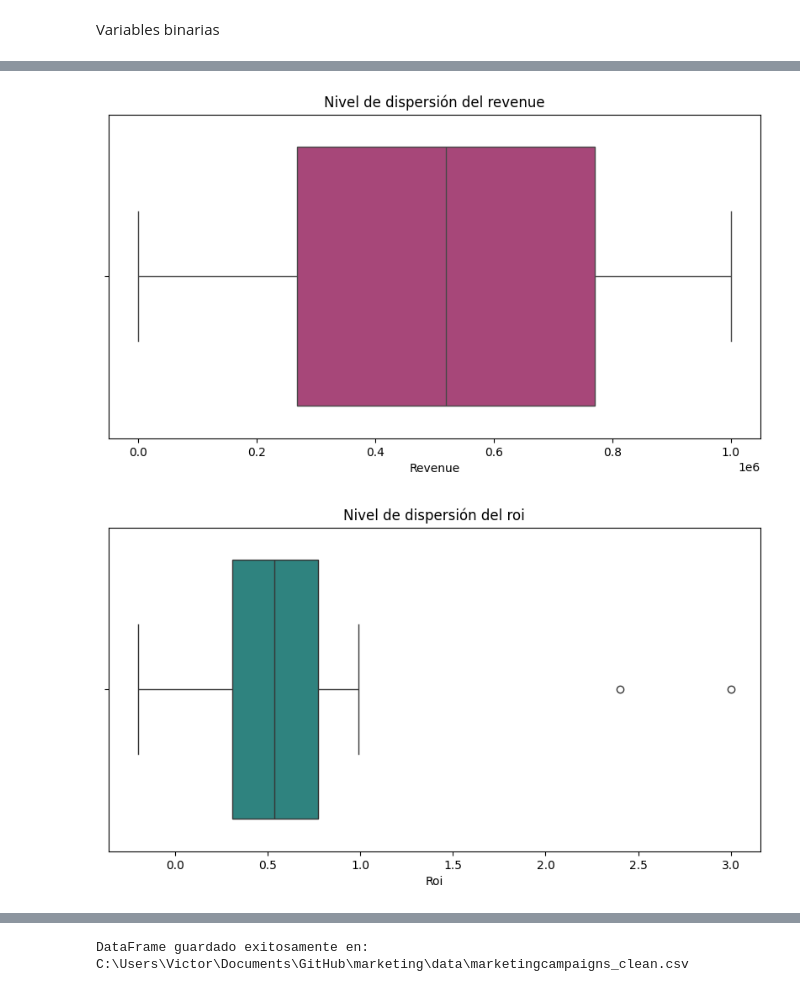
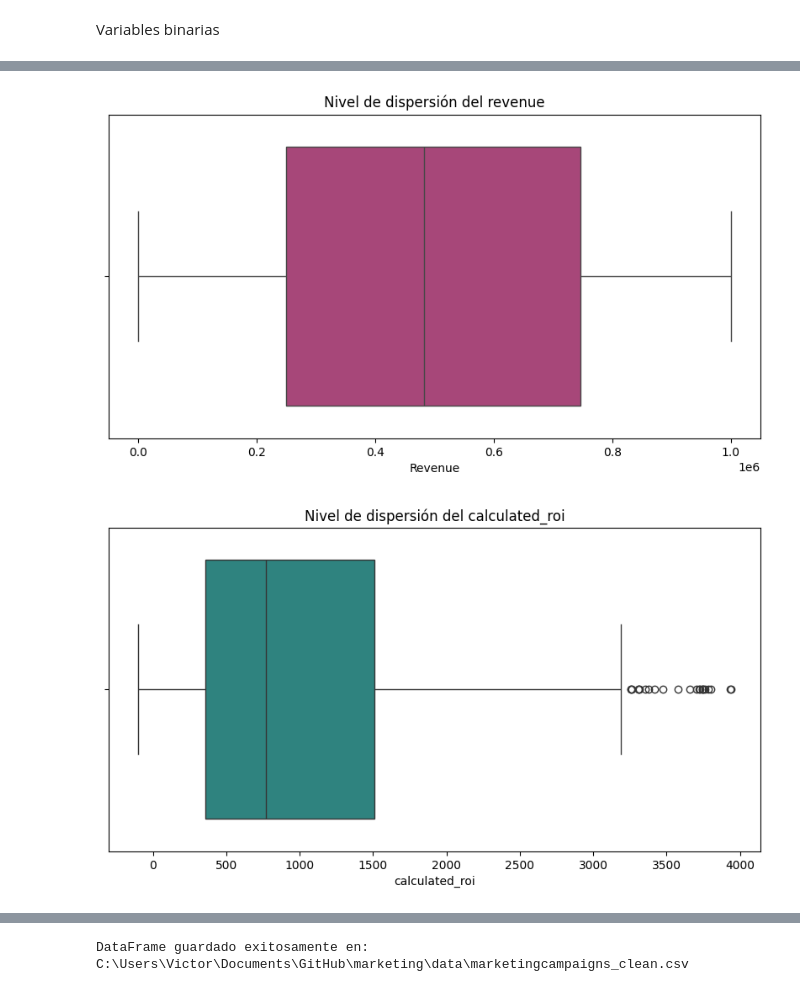
Before and after one commit to Victor-Marti/marketing, a Jupyter notebook: notebooks/preprocesamiento.ipynb, the cells around one changed output, grey strips where cells are left out. Cells and saved outputs as stored; diff of their text form; code cells hidden in the pictures.

```diff
--- a/notebooks/preprocesamiento.ipynb
+++ b/notebooks/preprocesamiento.ipynb
@@ -905,2 +1147,2 @@ Creación de un Data Frame con los datos limpios
 # %%
-df_limpio = df.copy()
+df_limpio = df4.copy()
@@ -964,6 +1212,6 @@ df_limpio['campaign_quarter'] = df_limpio['start_quarter'].astype(str) + 'Q' + d
 # %%
 # Convertir columnas a numérico
-cols_to_convert = ['revenue', 'roi', 'budget', 'conversion_rate']
+cols_to_convert = ['revenue', 'calculated_roi', 'budget', 'conversion_rate']
 for col in cols_to_convert:
     df_limpio[col] = pd.to_numeric(df_limpio[col], errors='coerce')
 
@@ -980,16 +1228,16 @@ revenue_choices = [
 ]
 df_limpio['revenue_category'] = np.select(revenue_conditions, revenue_choices, default='unknown')
 
-# --- ROI Category ---
-roi_conditions = [
-    (df_limpio['roi'] < 0.2),
-    (df_limpio['roi'] >= 0.2) & (df_limpio['roi'] < 0.4),
-    (df_limpio['roi'] >= 0.4) & (df_limpio['roi'] < 0.6),
-    (df_limpio['roi'] >= 0.6) & (df_limpio['roi'] < 0.8),
-    (df_limpio['roi'] >= 0.8)
+# --- calculated_roi Category ---
+calculated_roi_conditions = [
+    (df_limpio['calculated_roi'] < 0.2),
+    (df_limpio['calculated_roi'] >= 0.2) & (df_limpio['calculated_roi'] < 0.4),
+    (df_limpio['calculated_roi'] >= 0.4) & (df_limpio['calculated_roi'] < 0.6),
+    (df_limpio['calculated_roi'] >= 0.6) & (df_limpio['calculated_roi'] < 0.8),
+    (df_limpio['calculated_roi'] >= 0.8)
 ]
-roi_labels = ['Muy bajo', 'Bajo', 'Medio', 'Alto', 'Muy alto']
-df_limpio['roi_performance'] = np.select(roi_conditions, roi_labels, default='Desconocido')
+calculated_roi_labels = ['Muy bajo', 'Bajo', 'Medio', 'Alto', 'Muy alto']
+df_limpio['calculated_roi_performance'] = np.select(calculated_roi_conditions, calculated_roi_labels, default='Desconocido')
 
 # --- Budget Category ---
 budget_conditions = [
@@ -1053,10 +1301,10 @@ df_limpio['revenue_per_day'] = df_limpio['revenue'] / df_limpio['campaign_durati
 Variables binarias
 # %%
 # Flag para campañas rentables (ROI positivo)
-df_limpio['is_profitable'] = np.where(df_limpio['roi'] > 0, 1, 0)
+df_limpio['is_profitable'] = np.where(df_limpio['calculated_roi'] > 0, 1, 0)
 # %%
 # Flag para campañas con alto rendimiento (ROI > 0.5)
-df_limpio['is_high_performing'] = np.where(df_limpio['roi'] > 0.5, 1, 0)
+df_limpio['is_high_performing'] = np.where(df_limpio['calculated_roi'] > 0.5, 1, 0)
 # %%
 # Flag para campañas estacionales (temporadas específicas)
 holiday_months = [11, 12, 1] # Meses de temporada navideña y año nuevo
@@ -1192,18 +1440,18 @@ dtype: object
 # %%
 plt.figure(figsize=(10, 5))
 sns.boxplot(x=df_limpio['revenue'], palette='magma')
 plt.title('Nivel de dispersión del revenue', fontsize=12)
 plt.xlabel('Revenue')
 plt.show()
 
 plt.figure(figsize=(10, 5))
-sns.boxplot(x=df_limpio['roi'], palette='viridis')
-plt.title('Nivel de dispersión del roi', fontsize=12)
-plt.xlabel('Roi')
+sns.boxplot(x=df_limpio['calculated_roi'], palette='viridis')
+plt.title('Nivel de dispersión del calculated_roi', fontsize=12)
+plt.xlabel('calculated_roi')
 plt.show()
 # %% [output]
-[figure, old version]
+[figure, new version]
-[figure, old version]
+[figure, new version]
 # %%
 def plot_categorical_distribution(df_limpio, col):
     plt.figure(figsize=(10, 5))
```
Also changed, not shown: parts of 128 cells of this notebook, 5 other files.
